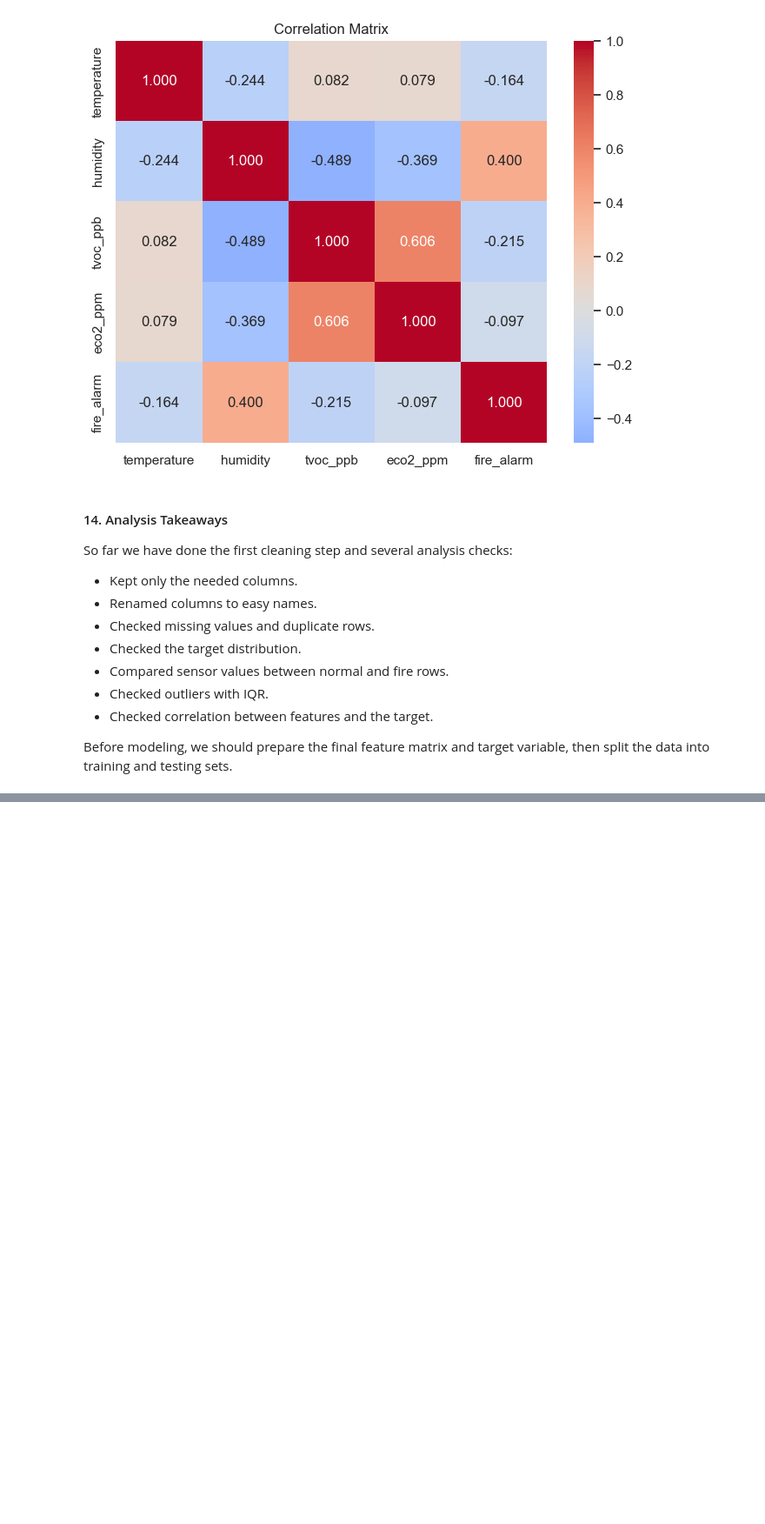
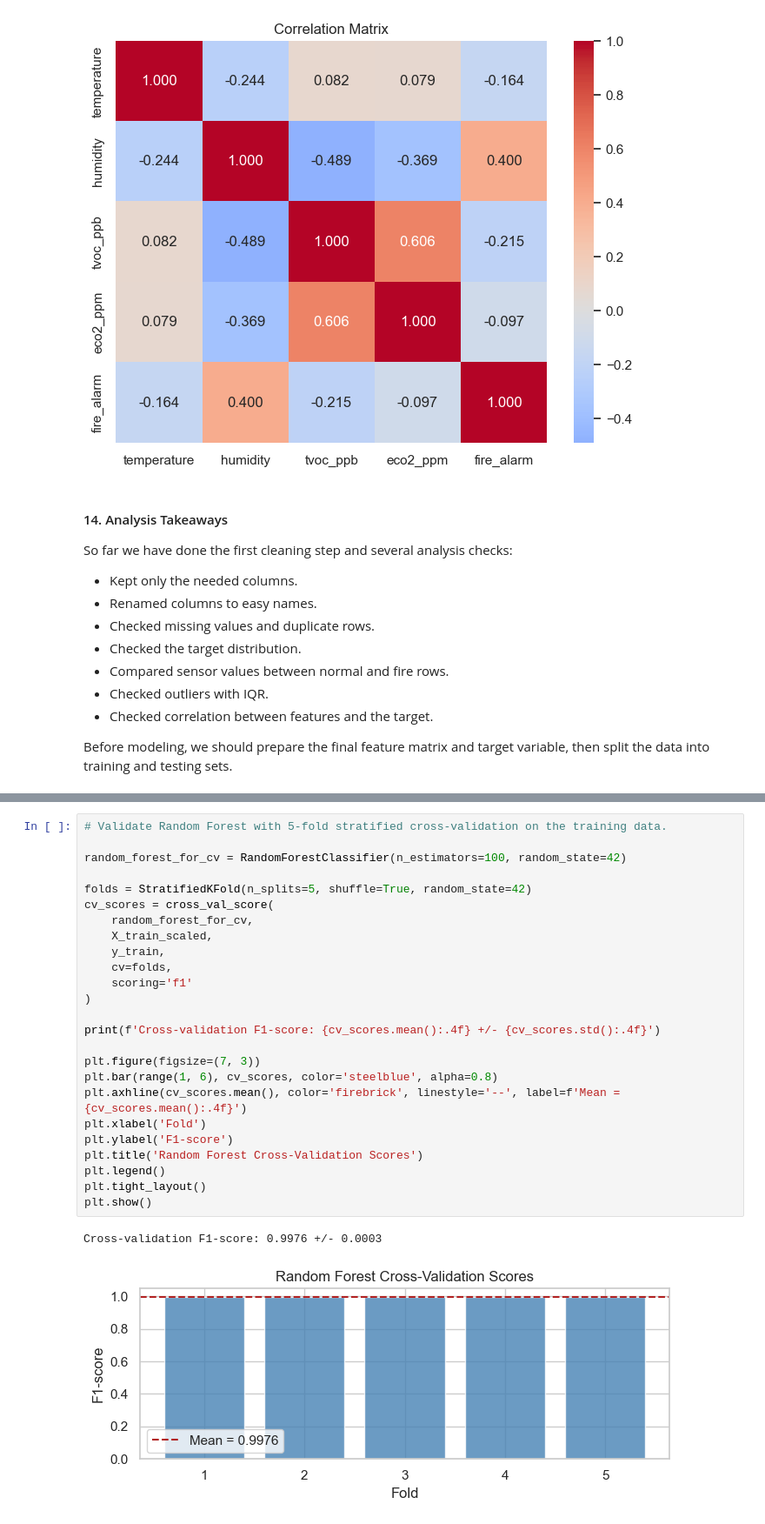
Before and after one commit to SEP4Spring2026/SEP4, a Jupyter notebook: System/MlServer/waqars_model/smoke_detection_model.ipynb, the cells around one changed output, grey strips where cells are left out. Shown at 87% size. Saved outputs shown, nothing was run; the diff lists cells and outputs as text; blank space fills up the shorter version.

```diff
--- a/System/MlServer/waqars_model/smoke_detection_model.ipynb
+++ b/System/MlServer/waqars_model/smoke_detection_model.ipynb
@@ -622,0 +648,28 @@ weighted avg       1.00      1.00      1.00     12526
+# %%
+# Validate Random Forest with 5-fold stratified cross-validation on the training data.
+
+random_forest_for_cv = RandomForestClassifier(n_estimators=100, random_state=42)
+
+folds = StratifiedKFold(n_splits=5, shuffle=True, random_state=42)
+cv_scores = cross_val_score(
+    random_forest_for_cv,
+    X_train_scaled,
+    y_train,
+    cv=folds,
+    scoring='f1'
+)
+
+print(f'Cross-validation F1-score: {cv_scores.mean():.4f} +/- {cv_scores.std():.4f}')
+
+plt.figure(figsize=(7, 3))
+plt.bar(range(1, 6), cv_scores, color='steelblue', alpha=0.8)
+plt.axhline(cv_scores.mean(), color='firebrick', linestyle='--', label=f'Mean = {cv_scores.mean():.4f}')
+plt.xlabel('Fold')
+plt.ylabel('F1-score')
+plt.title('Random Forest Cross-Validation Scores')
+plt.legend()
+plt.tight_layout()
+plt.show()
+# %% [output]
+Cross-validation F1-score: 0.9976 +/- 0.0003
+[figure, added]
```
Also changed, not shown: parts of 40 cells of this notebook, 1 other file.
